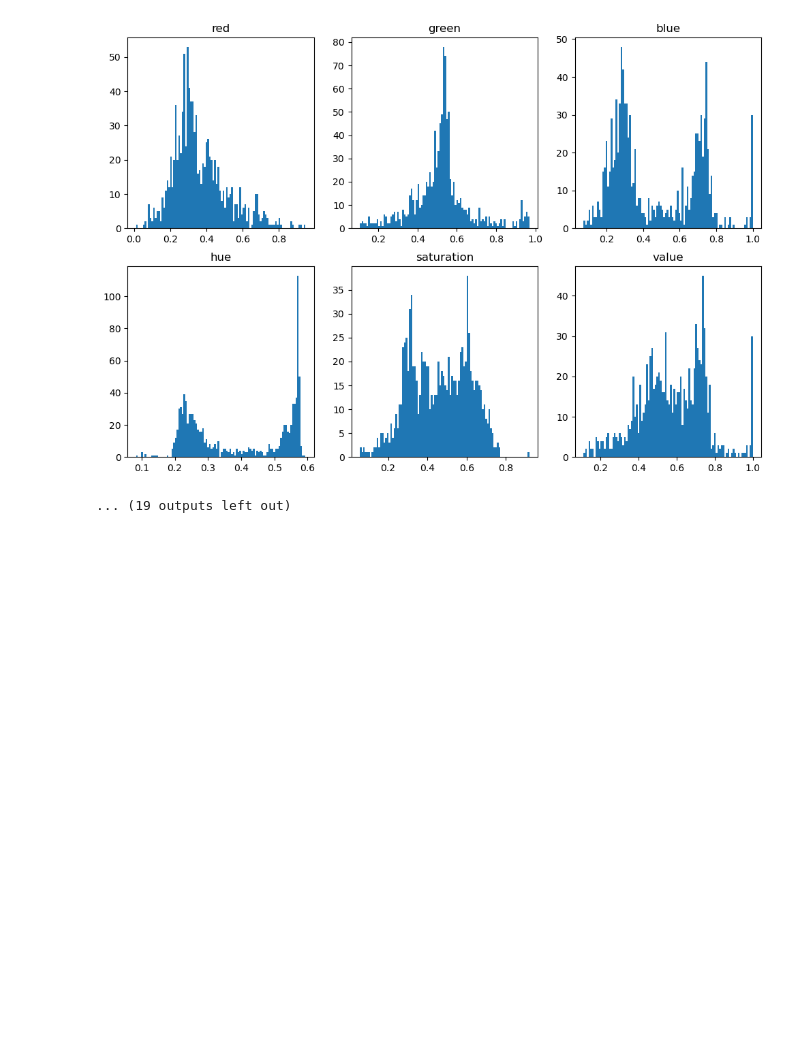
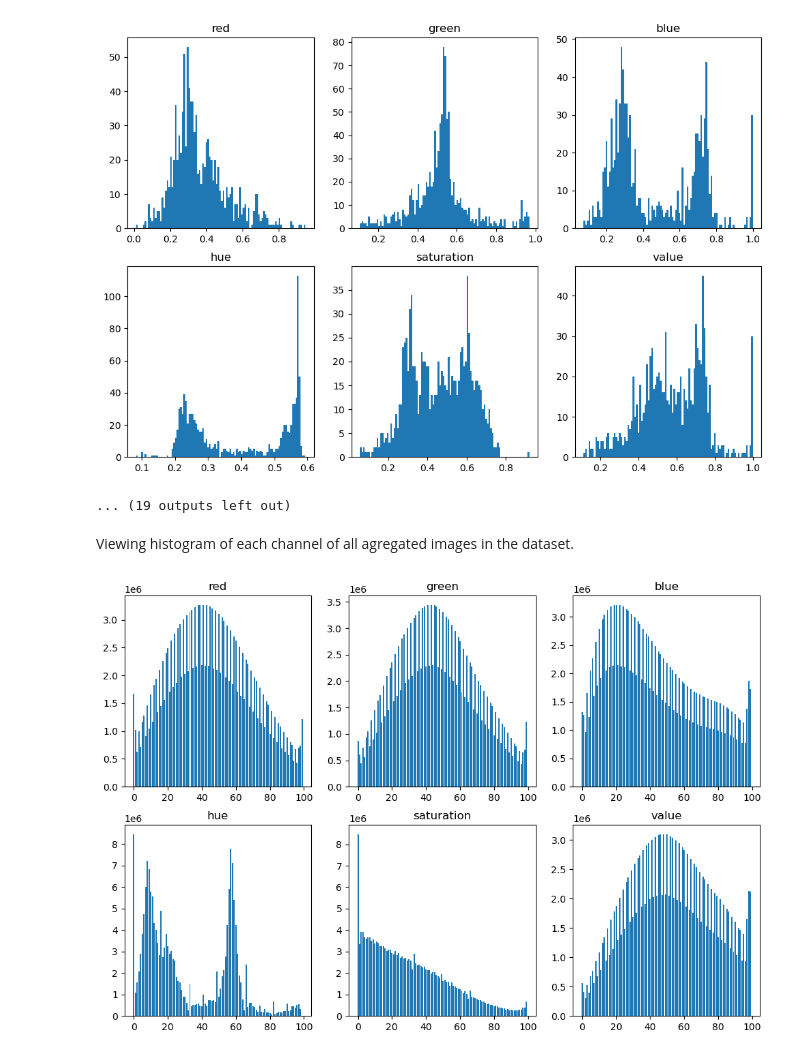
Before and after one commit to 12jerek34jeremi/normflows_infinity_sampling_issue, a Jupyter notebook: hsv_rgb_histograms.ipynb, the cells around one changed output. Drawn from its saved outputs; the diff is of its cells as text; code cells hidden in the pictures; blank space fills up the shorter version.

```diff
--- a/hsv_rgb_histograms.ipynb
+++ b/hsv_rgb_histograms.ipynb
@@ -108,3 +103,45 @@ Category: water
 [figure]
 [figure]
 ... (19 outputs left out)
+# %% [markdown]
+Viewing histogram of each channel of all agregated images in the dataset.
+# %%
+def plot_dataset_histograms(dataset: Dataset, bins: int = 100):
+    # Initialize histograms for RGB and HSV channels
+    rgb_hist = [np.zeros(bins, dtype=np.int64) for _ in range(3)]
+    hsv_hist = [np.zeros(bins, dtype=np.int64) for _ in range(3)]
+
+    # Iterate over the dataset
+    for img, _ in tqdm(dataset):
+        img = np.array(img).astype(np.float64) / 255.0
+
+        # Update RGB histograms
+        rgb_img = np.floor(img * (bins - 1)).astype(np.int64)
+        for i in range(3):
+            rgb_hist[i] += np.bincount(rgb_img[:,:,i].flatten(), minlength=bins)
+        del rgb_img
+
+        # Convert to HSV and update HSV histograms
+        hsv_img = rgb_to_hsv(img)
+        del img # no longer needed
+        hsv_img = np.floor(hsv_img * (bins - 1)).astype(np.int64)
+        for i in range(3):
+            hsv_hist[i] += np.bincount(hsv_img[i].flatten(), minlength=bins)
+        del hsv_img # no longer needed
+
+    # Plot histograms for RGB channels
+    fig, axs = plt.subplots(2, 3, figsize=(12, 8))
+    for i, channel in enumerate(['red', 'green', 'blue']):
+        axs[0, i].bar(range(bins), rgb_hist[i])
+        axs[0, i].set_title(channel)
+
+    # Plot histograms for HSV channels
+    for i, channel in enumerate(['hue', 'saturation', 'value']):
+        axs[1, i].bar(range(bins), hsv_hist[i])
+        axs[1, i].set_title(channel)
+
+    plt.show()
+# %%
+plot_dataset_histograms(orig_img_ds, bins=100)
+# %% [output]
+[figure, added]
```
Also changed, not shown: parts of 2 cells of this notebook, 4 other files.
